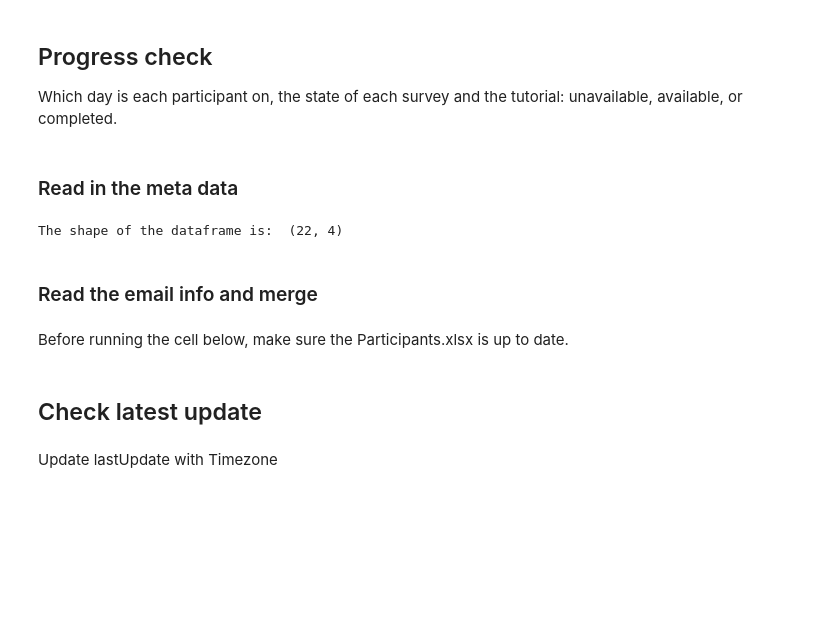
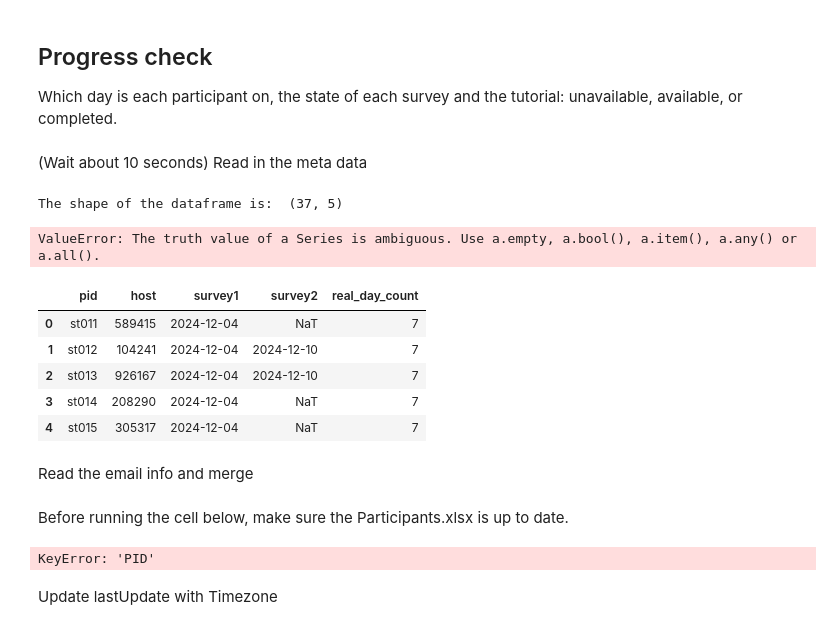
Before and after one commit to jzheng23/colab, a Jupyter notebook: Screen_time_firebase_monitor.ipynb, the cells around one changed output. Cells and saved outputs as stored; diff of their text form; code cells hidden in the pictures; blank space fills up the shorter version.

```diff
--- a/Screen_time_firebase_monitor.ipynb
+++ b/Screen_time_firebase_monitor.ipynb
@@ -435,7 +518,7 @@ We don't actually need top analyze the counter data
 
 Which day is each participant on, the state of each survey and the tutorial: unavailable, available, or completed.
 # %% [markdown]
-### Read in the meta data
+(Wait about 10 seconds) Read in the meta data
 # %%
 # read in the data
 import pytz
@@ -472,13 +555,14 @@ def calculate_app_day_count(row):
 
    if pd.notna(row['survey4']):
        return 0
-   if pd.isna(row['survey2']):
+   # Use row['survey2'].isna() instead of pd.isna(row['survey2']) to check for NaN
+   if row['survey2'].isna():
        return min(8, days_since_s1)
 
    s2 = pd.to_datetime(row['survey2']).tz_localize(ny_tz)
    delay1 = max(0, (s2 - s1).days - 7)
 
-   if pd.isna(row['survey3']):
+   if row['survey3'].isna():  # Use row['survey3'].isna() here as well
        return min(15, days_since_s1 - delay1)
 
    s3 = pd.to_datetime(row['survey3']).tz_localize(ny_tz)
@@ -496,8 +580,18 @@ survey_meta_pivoted = (survey_meta_pivoted
    .assign(pid=lambda x: x['pid'].str.upper())
    .rename(columns={'pid': 'PID'}))
 # %% [output]
-The shape of the dataframe is:  (22, 4)
+The shape of the dataframe is:  (37, 5)
+ValueError: The truth value of a Series is ambiguous. Use a.empty, a.bool(), a.item(), a.any() or a.all().
+# %%
+survey_meta_pivoted.head()
+# %% [output]
+|  | pid | host | survey1 | survey2 | real_day_count |
+| 0 | st011 | 589415 | 2024-12-04 | NaT | 7 |
+| 1 | st012 | 104241 | 2024-12-04 | 2024-12-10 | 7 |
+| 2 | st013 | 926167 | 2024-12-04 | 2024-12-10 | 7 |
+| 3 | st014 | 208290 | 2024-12-04 | NaT | 7 |
+| 4 | st015 | 305317 | 2024-12-04 | NaT | 7 |
 # %% [markdown]
-### Read the email info and merge
+Read the email info and merge
 # %% [markdown]
 Before running the cell below, make sure the Participants.xlsx is up to date.
@@ -514,6 +598,18 @@ survey_meta_manager = survey_meta_manager.drop(columns=['host', 'real_day_count'
-# %% [markdown]
-## Check latest update
 # %%
+participant_data = pd.read_excel(google_drive_data_path + '/Participants.xlsx')
+
+participant_manager = pd.merge(survey_meta_pivoted, participant_data, on='PID', how='right')
+
+# Sort by survey1
+participant_manager = participant_manager.sort_values(by='survey1')
+
+# Drop the specified columns
+participant_manager = participant_manager.drop(columns=['host', 'real_day_count'], errors='ignore')
+
+# Rename the 'Date' column to 'Date_invited' in the participant_manager DataFrame.
+participant_manager = participant_manager.rename(columns={'Date': 'date_invited'})
+
+participant_manager.drop(columns=['nick name'], errors='ignore').to_csv(google_drive_data_path + '/survey_meta_pivot.csv', index=False)
 # Read and process screen data in one chain
 latest_times = (pd.read_csv(google_drive_data_path + '/screen_events.csv')
    .groupby('pid')['endTime']
@@ -531,11 +627,13 @@ timezone_data = (pd.read_csv(google_drive_data_path + '/timezones.csv')
    [['PID', 'timezone']])
 
 # Combine all merges and data cleaning in one chain
-survey_meta_manager = (survey_meta_manager
+participant_manager = (participant_manager
    .merge(latest_times, on='PID', how='left')
    .merge(timezone_data, on='PID', how='left')
    .assign(lastUpdate=lambda x: x['lastUpdate'].astype(str).replace('NaT', ''))
    .fillna(''))
+# %% [output]
+KeyError: 'PID'
 # %% [markdown]
 Update lastUpdate with Timezone
 # %%
```
Also changed, not shown: parts of 55 cells of this notebook.
